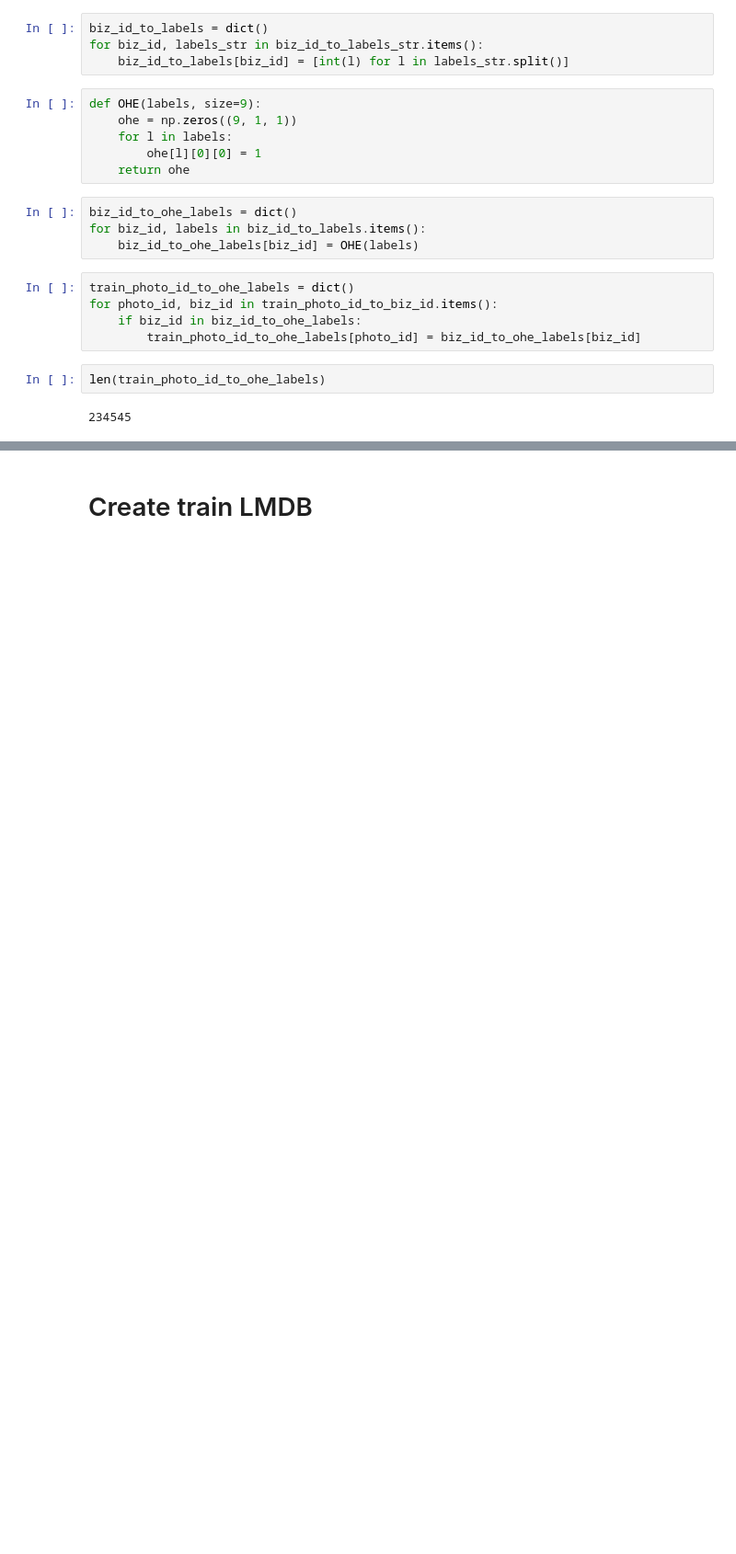
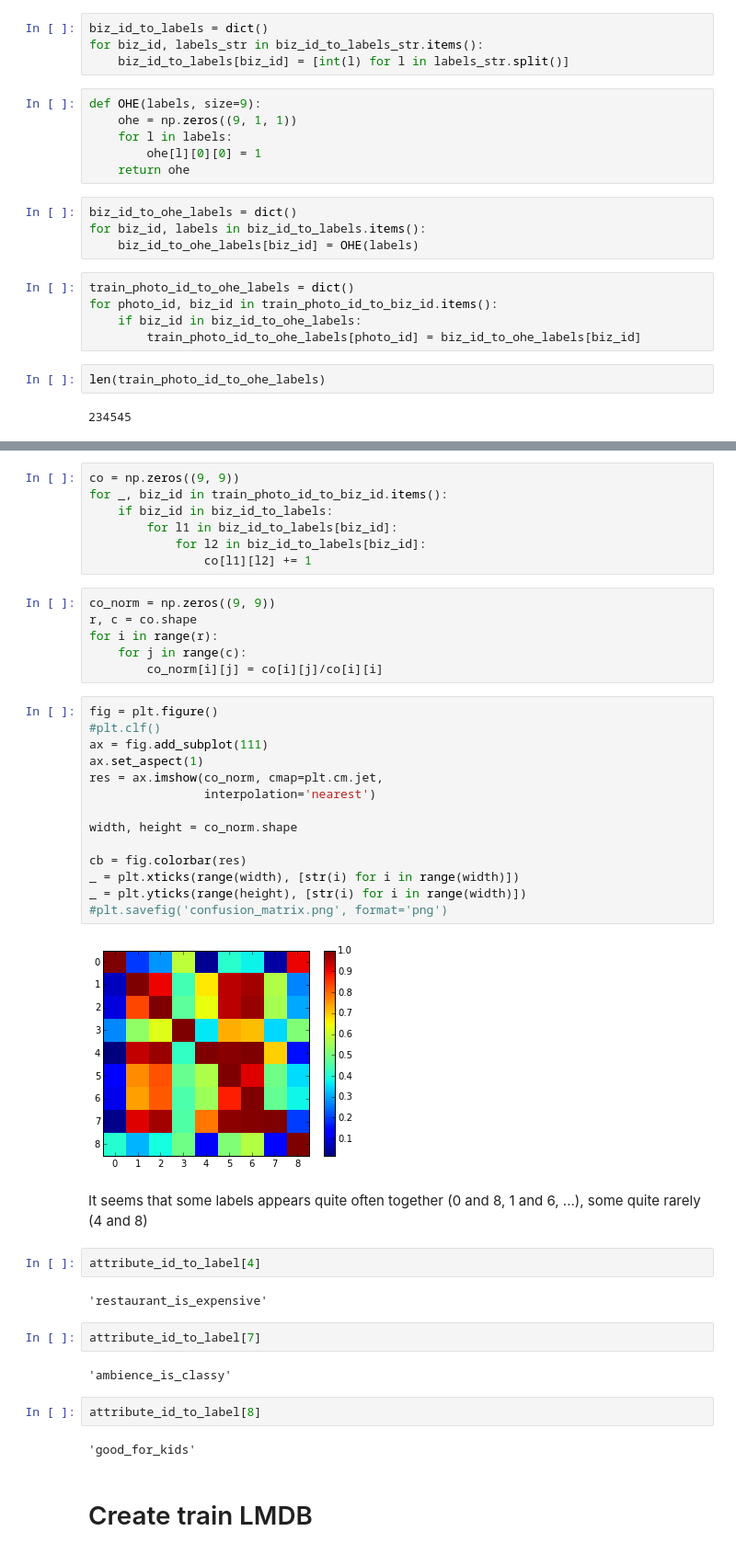
Before and after one commit to LowikC/kaggle_yelp_restaurant_photo_classification, a Jupyter notebook: src/Data Analysis.ipynb, the cells around one changed output, grey strips where cells are left out. Shown at 92% size. Cells and saved outputs as stored; diff of their text form; blank space fills up the shorter version.

```diff
--- a/src/Data Analysis.ipynb
+++ b/src/Data Analysis.ipynb
@@ -178,2 +206,45 @@ len(train_photo_id_to_ohe_labels)
+# %%
+co = np.zeros((9, 9))
+for _, biz_id in train_photo_id_to_biz_id.items():
+    if biz_id in biz_id_to_labels:
+        for l1 in biz_id_to_labels[biz_id]:
+            for l2 in biz_id_to_labels[biz_id]:
+                co[l1][l2] += 1
+# %%
+co_norm = np.zeros((9, 9))
+r, c = co.shape
+for i in range(r):
+    for j in range(c):
+        co_norm[i][j] = co[i][j]/co[i][i]
+# %%
+fig = plt.figure()
+#plt.clf()
+ax = fig.add_subplot(111)
+ax.set_aspect(1)
+res = ax.imshow(co_norm, cmap=plt.cm.jet,
+                interpolation='nearest')
+
+width, height = co_norm.shape
+
+cb = fig.colorbar(res)
+_ = plt.xticks(range(width), [str(i) for i in range(width)])
+_ = plt.yticks(range(height), [str(i) for i in range(width)])
+#plt.savefig('confusion_matrix.png', format='png')
+# %% [output]
+[figure, added]
+# %% [markdown]
+It seems that some labels appears quite often together (0 and 8, 1 and 6, ...), some quite rarely (4 and 8)
+# %%
+attribute_id_to_label[4]
+# %% [output]
+'restaurant_is_expensive'
+# %%
+attribute_id_to_label[7]
+# %% [output]
+'ambience_is_classy'
+# %%
+attribute_id_to_label[8]
+# %% [output]
+'good_for_kids'
 # %% [markdown]
 # Create train LMDB
```
Also changed, not shown: parts of 6 cells of this notebook, 1 other file.
